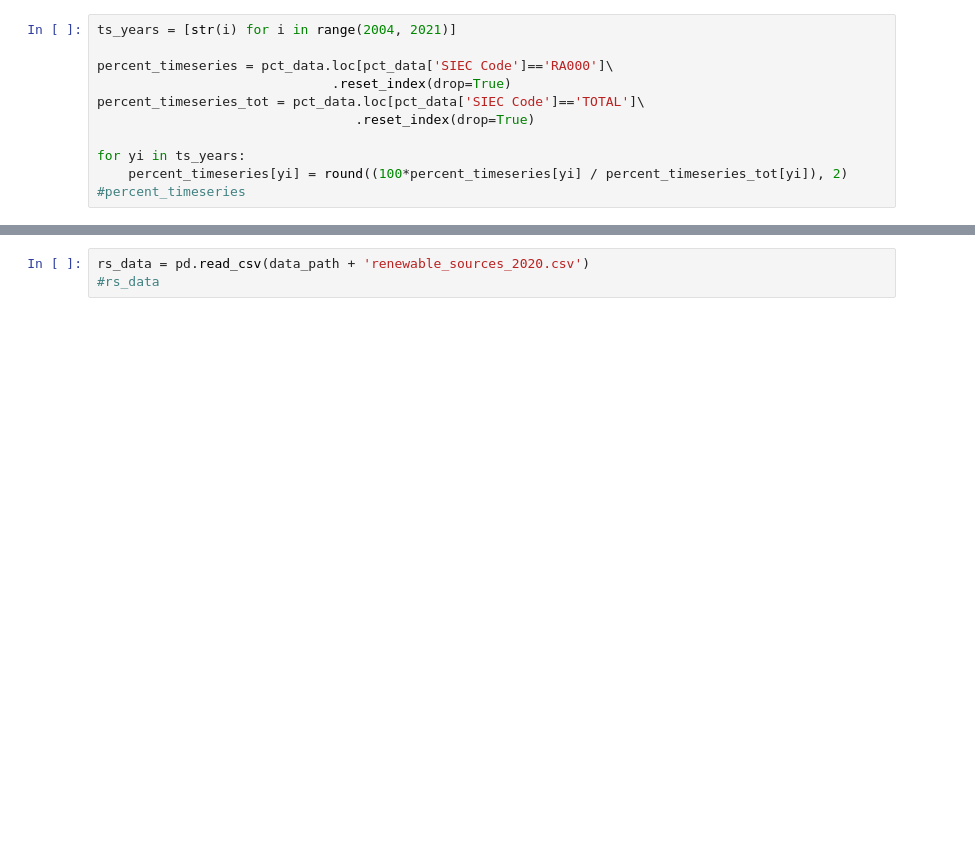
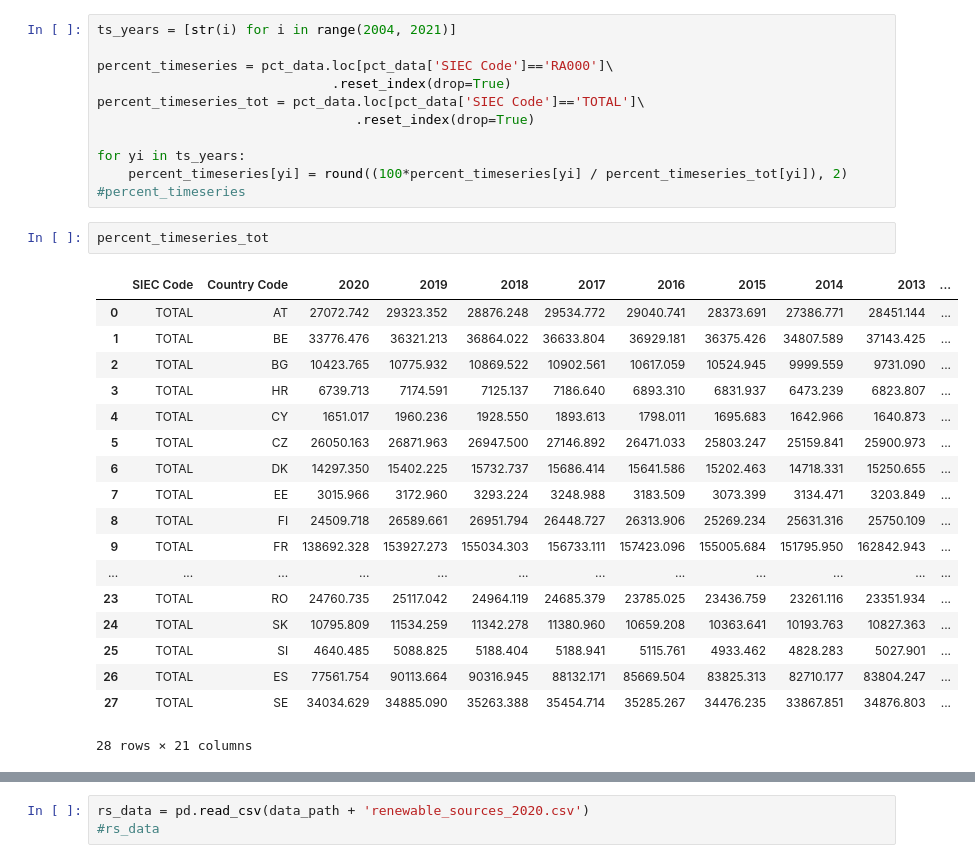
Before and after one commit to fpontejos/dataviz-dash, a Jupyter notebook: notebooks/individualplots.ipynb, the cells around one changed output, grey strips where cells are left out. Saved outputs shown, nothing was run; the diff lists cells and outputs as text; blank space fills up the shorter version.

```diff
--- a/notebooks/individualplots.ipynb
+++ b/notebooks/individualplots.ipynb
@@ -24,5 +24,26 @@ percent_timeseries_tot = pct_data.loc[pct_data['SIEC Code']=='TOTAL']\
 for yi in ts_years:
     percent_timeseries[yi] = round((100*percent_timeseries[yi] / percent_timeseries_tot[yi]), 2)
 #percent_timeseries
+# %%
+percent_timeseries_tot
+# %% [output]
+|  | SIEC Code | Country Code | 2020 | 2019 | 2018 | 2017 | 2016 | 2015 | 2014 | 2013 | ... |
+| 0 | TOTAL | AT | 27072.742 | 29323.352 | 28876.248 | 29534.772 | 29040.741 | 28373.691 | 27386.771 | 28451.144 | ... |
+| 1 | TOTAL | BE | 33776.476 | 36321.213 | 36864.022 | 36633.804 | 36929.181 | 36375.426 | 34807.589 | 37143.425 | ... |
+| 2 | TOTAL | BG | 10423.765 | 10775.932 | 10869.522 | 10902.561 | 10617.059 | 10524.945 | 9999.559 | 9731.090 | ... |
+| 3 | TOTAL | HR | 6739.713 | 7174.591 | 7125.137 | 7186.640 | 6893.310 | 6831.937 | 6473.239 | 6823.807 | ... |
+| 4 | TOTAL | CY | 1651.017 | 1960.236 | 1928.550 | 1893.613 | 1798.011 | 1695.683 | 1642.966 | 1640.873 | ... |
+| 5 | TOTAL | CZ | 26050.163 | 26871.963 | 26947.500 | 27146.892 | 26471.033 | 25803.247 | 25159.841 | 25900.973 | ... |
+| 6 | TOTAL | DK | 14297.350 | 15402.225 | 15732.737 | 15686.414 | 15641.586 | 15202.463 | 14718.331 | 15250.655 | ... |
+| 7 | TOTAL | EE | 3015.966 | 3172.960 | 3293.224 | 3248.988 | 3183.509 | 3073.399 | 3134.471 | 3203.849 | ... |
+| 8 | TOTAL | FI | 24509.718 | 26589.661 | 26951.794 | 26448.727 | 26313.906 | 25269.234 | 25631.316 | 25750.109 | ... |
+| 9 | TOTAL | FR | 138692.328 | 153927.273 | 155034.303 | 156733.111 | 157423.096 | 155005.684 | 151795.950 | 162842.943 | ... |
+| ... | ... | ... | ... | ... | ... | ... | ... | ... | ... | ... | ... |
+| 23 | TOTAL | RO | 24760.735 | 25117.042 | 24964.119 | 24685.379 | 23785.025 | 23436.759 | 23261.116 | 23351.934 | ... |
+| 24 | TOTAL | SK | 10795.809 | 11534.259 | 11342.278 | 11380.960 | 10659.208 | 10363.641 | 10193.763 | 10827.363 | ... |
+| 25 | TOTAL | SI | 4640.485 | 5088.825 | 5188.404 | 5188.941 | 5115.761 | 4933.462 | 4828.283 | 5027.901 | ... |
+| 26 | TOTAL | ES | 77561.754 | 90113.664 | 90316.945 | 88132.171 | 85669.504 | 83825.313 | 82710.177 | 83804.247 | ... |
+| 27 | TOTAL | SE | 34034.629 | 34885.090 | 35263.388 | 35454.714 | 35285.267 | 34476.235 | 33867.851 | 34876.803 | ... |
+28 rows × 21 columns
 # %%
 pct_data.columns
```
Also changed, not shown: parts of 6 cells of this notebook.
